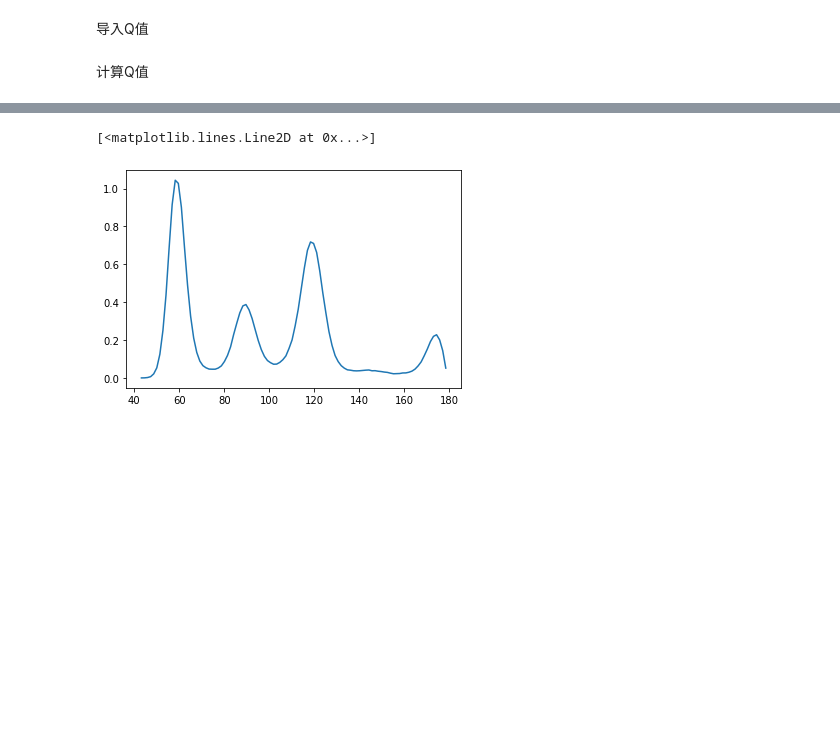
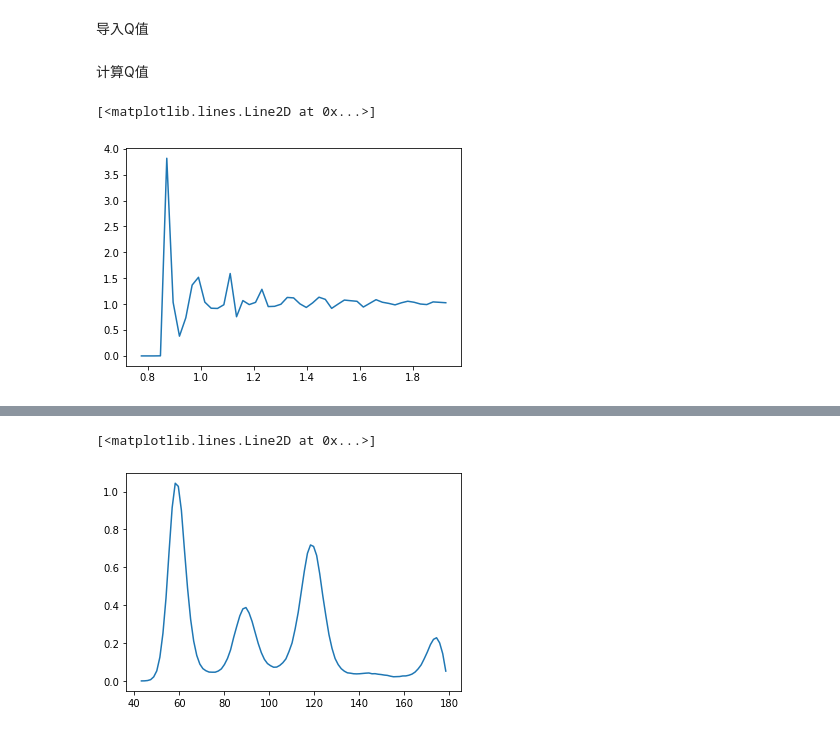
Before and after one commit to bgbaizh/GlassViewer, a Jupyter notebook: glassviewer/glassviewer.ipynb, the cells around one changed output, grey strips where cells are left out. Drawn from its saved outputs; the diff is of its cells as text; code cells hidden in the pictures; blank space fills up the shorter version.

```diff
--- a/glassviewer/glassviewer.ipynb
+++ b/glassviewer/glassviewer.ipynb
@@ -39,5 +39,10 @@ sys1.find_neighbors(method="cutoff", cutoff=0)
 sys1.calculate_q([2,4,5,6],averaged=True)
 pdf, r=sys1.calculate_pdf()
 plt.plot(r,pdf)
+# %%
+plt.plot(r[0:50],pdf[0:50])
+# %% [output]
+[<matplotlib.lines.Line2D at 0x...>]
+[figure, added]
 # %%
 bad, r=sys1.calculate_bad()
```
Also changed, not shown: parts of 3 cells of this notebook, 1 other file.
